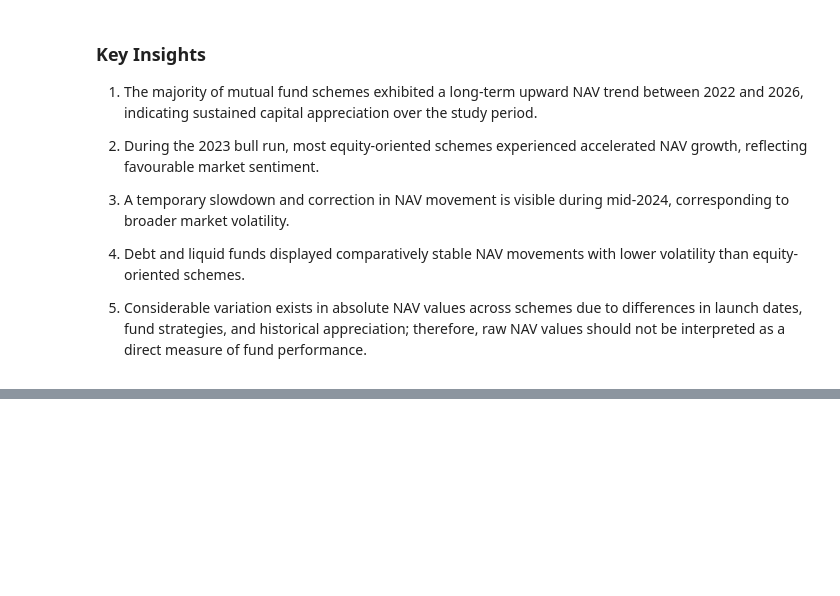
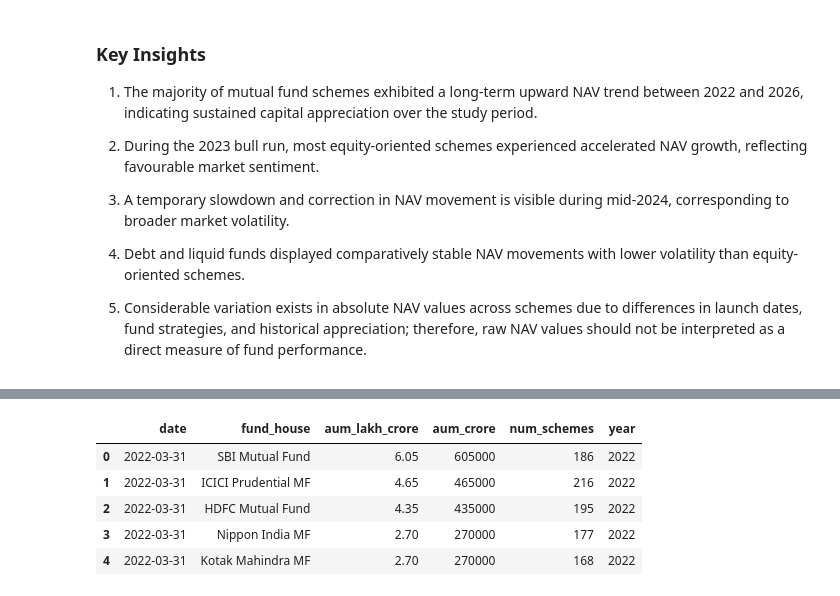
Before and after one commit to Reena-Ydv/Mutual_Fund_Analytics_Project, a Jupyter notebook: Notebooks/EDA_Analysis.ipynb, the cells around one changed output, grey strips where cells are left out. Cells and saved outputs as stored; diff of their text form; code cells hidden in the pictures; blank space fills up the shorter version.

```diff
--- a/Notebooks/EDA_Analysis.ipynb
+++ b/Notebooks/EDA_Analysis.ipynb
@@ -210,0 +206,9 @@ which can be installed using pip:
+# %%
+import matplotlib.pyplot as plt
+import seaborn as sns
+
+# Load cleaned AUM dataset
+aum_df = pd.read_csv("../Data/Processed/03_aum_by_fund_house_cleaned.csv")
+
+# Preview
+aum_df.head()
@@ -210,0 +248,19 @@ which can be installed using pip:
+# %%
+# Convert date column to datetime
+aum_df["date"] = pd.to_datetime(aum_df["date"])
+
+# Extract Year
+aum_df["year"] = aum_df["date"].dt.year
+
+# Keep only required years
+aum_df = aum_df[aum_df["year"].between(2022, 2025)]
+
+# Verify
+aum_df.head()
+# %% [output]
+|  | date | fund_house | aum_lakh_crore | aum_crore | num_schemes | year |
+| 0 | 2022-03-31 | SBI Mutual Fund | 6.05 | 605000 | 186 | 2022 |
+| 1 | 2022-03-31 | ICICI Prudential MF | 4.65 | 465000 | 216 | 2022 |
+| 2 | 2022-03-31 | HDFC Mutual Fund | 4.35 | 435000 | 195 | 2022 |
+| 3 | 2022-03-31 | Nippon India MF | 2.70 | 270000 | 177 | 2022 |
+| 4 | 2022-03-31 | Kotak Mahindra MF | 2.70 | 270000 | 168 | 2022 |
```
Also changed, not shown: parts of 14 cells of this notebook, 11 other files.
